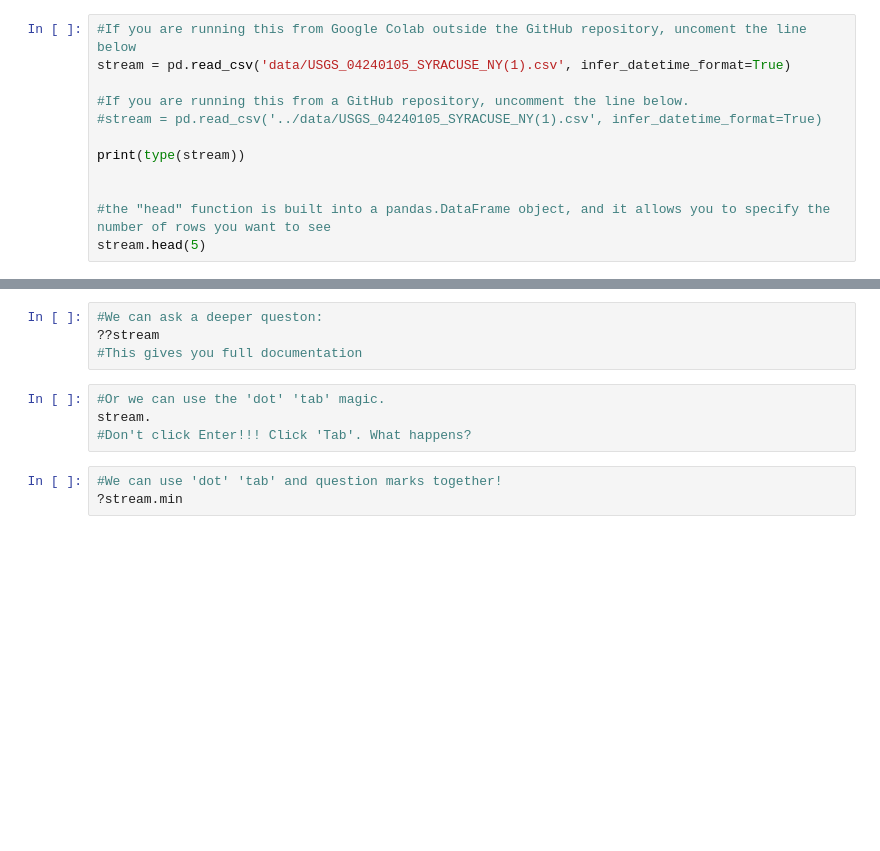
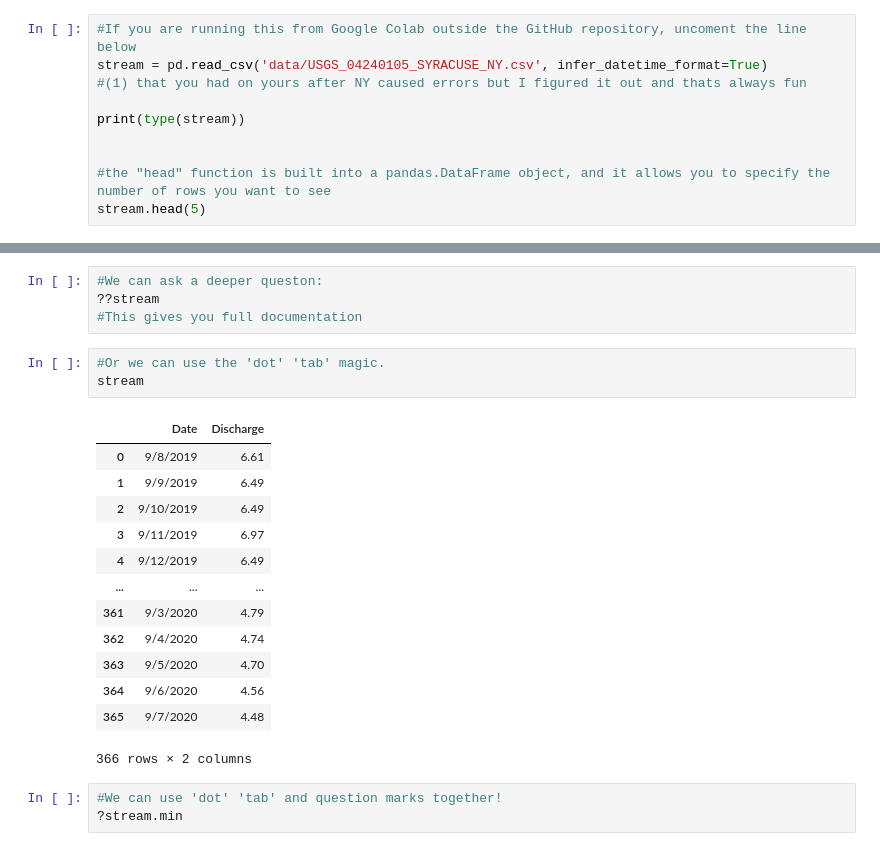
Before and after one commit to jmatrone/EnvDatSci, a Jupyter notebook: CodeSprints/Python101.ipynb, the cells around one changed output, grey strips where cells are left out. Drawn from its saved outputs; the diff is of its cells as text; blank space fills up the shorter version.

```diff
--- a/CodeSprints/Python101.ipynb
+++ b/CodeSprints/Python101.ipynb
@@ -482,10 +563,8 @@ This .csv file is a record of daily discharge from a USGS stream gage near campu
 Now that you've got the filepath set up so that python can see your stream discharge data, let's open it as a pandas data frame using the pandas.read_csv() function. This is similar to what we would do opening new data in Excel
 # %%
 #If you are running this from Google Colab outside the GitHub repository, uncoment the line below
-stream = pd.read_csv('data/USGS_04240105_SYRACUSE_NY(1).csv', infer_datetime_format=True)
-
-#If you are running this from a GitHub repository, uncomment the line below.
-#stream = pd.read_csv('../data/USGS_04240105_SYRACUSE_NY(1).csv', infer_datetime_format=True)
+stream = pd.read_csv('data/USGS_04240105_SYRACUSE_NY.csv', infer_datetime_format=True)
+#(1) that you had on yours after NY caused errors but I figured it out and thats always fun
 
 print(type(stream))
 
@@ -508,8 +595,21 @@ Remember, we just read in our data (USGS_04240105_SYRACUSE_NY.csv") as a 'pandas
 #This gives you full documentation
 # %%
 #Or we can use the 'dot' 'tab' magic.
-stream.
-#Don't click Enter!!! Click 'Tab'. What happens?
+stream
+# %% [output]
+|  | Date | Discharge |
+| 0 | 9/8/2019 | 6.61 |
+| 1 | 9/9/2019 | 6.49 |
+| 2 | 9/10/2019 | 6.49 |
+| 3 | 9/11/2019 | 6.97 |
+| 4 | 9/12/2019 | 6.49 |
+| ... | ... | ... |
+| 361 | 9/3/2020 | 4.79 |
+| 362 | 9/4/2020 | 4.74 |
+| 363 | 9/5/2020 | 4.70 |
+| 364 | 9/6/2020 | 4.56 |
+| 365 | 9/7/2020 | 4.48 |
+366 rows × 2 columns
 # %%
 #We can use 'dot' 'tab' and question marks together!
 ?stream.min
```
Also changed, not shown: parts of 20 cells of this notebook.
